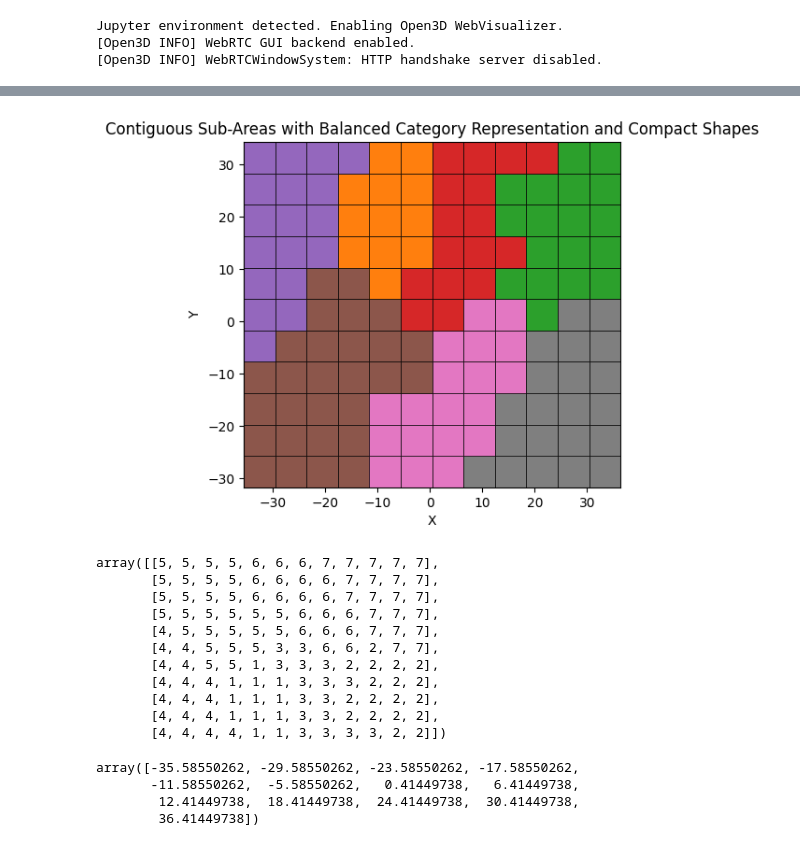
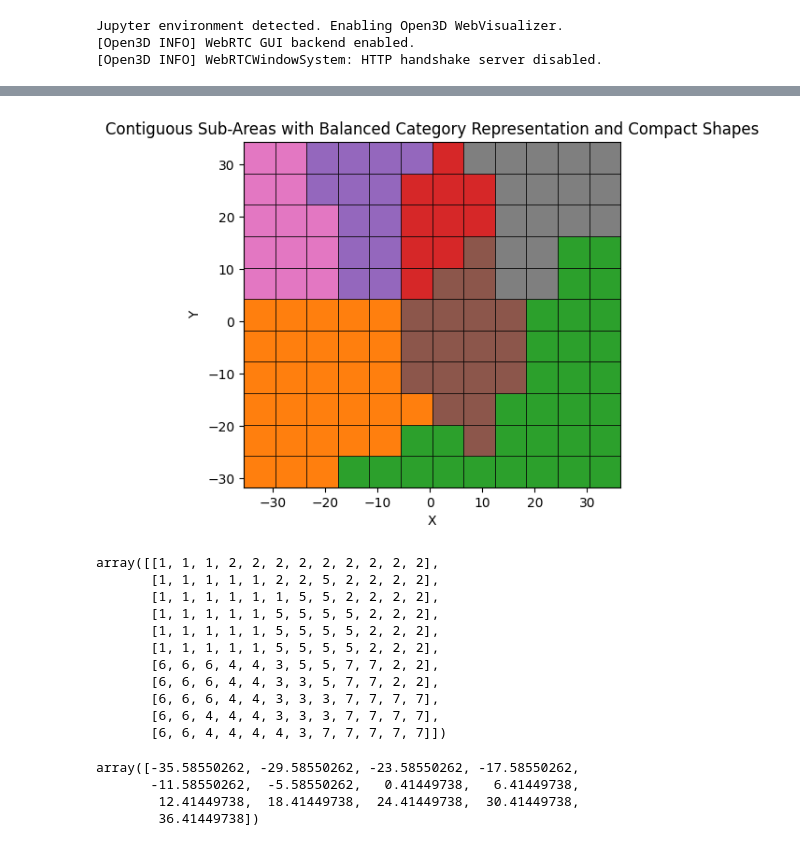
Before and after one commit to Chiark-Collective/Pointcept, a Jupyter notebook: notebooks/rog_north_fine_splitting.ipynb, the cells around one changed output, grey strips where cells are left out. Cells and saved outputs as stored; diff of their text form; code cells hidden in the pictures.

```diff
--- a/notebooks/rog_north_fine_splitting.ipynb
+++ b/notebooks/rog_north_fine_splitting.ipynb
@@ -55,7 +55,7 @@ y_edges = binning['y_edges']
 # %%
 weights = [0.2, 0.2, 0.2, 0.1, 0.1, 0.1, 0.1]  # Intended area weights: training, evaluation, test
 iterations = 10000  # Number of iterations to run
-min_percentage_threshold = 3  # Minimum acceptable percentage per category per area
+min_percentage_threshold = 5  # Minimum acceptable percentage per category per area
 verbose = True  # Whether to print detailed statistics
 
 # Create an instance of GridSplitter
@@ -95,19 +95,19 @@ Best equality score after 10000 iterations: 1051906.6923
-[figure, old version]
+[figure, new version]
 # %%
 best_grid = grid_splitter.best_grid
 best_grid
 # %% [output]
-array([[5, 5, 5, 5, 6, 6, 6, 7, 7, 7, 7, 7],
-       [5, 5, 5, 5, 6, 6, 6, 6, 7, 7, 7, 7],
-       [5, 5, 5, 5, 6, 6, 6, 6, 7, 7, 7, 7],
-       [5, 5, 5, 5, 5, 5, 6, 6, 6, 7, 7, 7],
-       [4, 5, 5, 5, 5, 5, 6, 6, 6, 7, 7, 7],
-       [4, 4, 5, 5, 5, 3, 3, 6, 6, 2, 7, 7],
-       [4, 4, 5, 5, 1, 3, 3, 3, 2, 2, 2, 2],
-       [4, 4, 4, 1, 1, 1, 3, 3, 3, 2, 2, 2],
-       [4, 4, 4, 1, 1, 1, 3, 3, 2, 2, 2, 2],
-       [4, 4, 4, 1, 1, 1, 3, 3, 2, 2, 2, 2],
-       [4, 4, 4, 4, 1, 1, 3, 3, 3, 3, 2, 2]])
+array([[1, 1, 1, 2, 2, 2, 2, 2, 2, 2, 2, 2],
+       [1, 1, 1, 1, 1, 2, 2, 5, 2, 2, 2, 2],
+       [1, 1, 1, 1, 1, 1, 5, 5, 2, 2, 2, 2],
+       [1, 1, 1, 1, 1, 5, 5, 5, 5, 2, 2, 2],
+       [1, 1, 1, 1, 1, 5, 5, 5, 5, 2, 2, 2],
+       [1, 1, 1, 1, 1, 5, 5, 5, 5, 2, 2, 2],
+       [6, 6, 6, 4, 4, 3, 5, 5, 7, 7, 2, 2],
+       [6, 6, 6, 4, 4, 3, 3, 5, 7, 7, 2, 2],
+       [6, 6, 6, 4, 4, 3, 3, 3, 7, 7, 7, 7],
+       [6, 6, 4, 4, 4, 3, 3, 3, 7, 7, 7, 7],
+       [6, 6, 4, 4, 4, 4, 3, 7, 7, 7, 7, 7]])
 # %%
 x_edges
 # %% [output]
```
Also changed, not shown: parts of 8 cells of this notebook.
